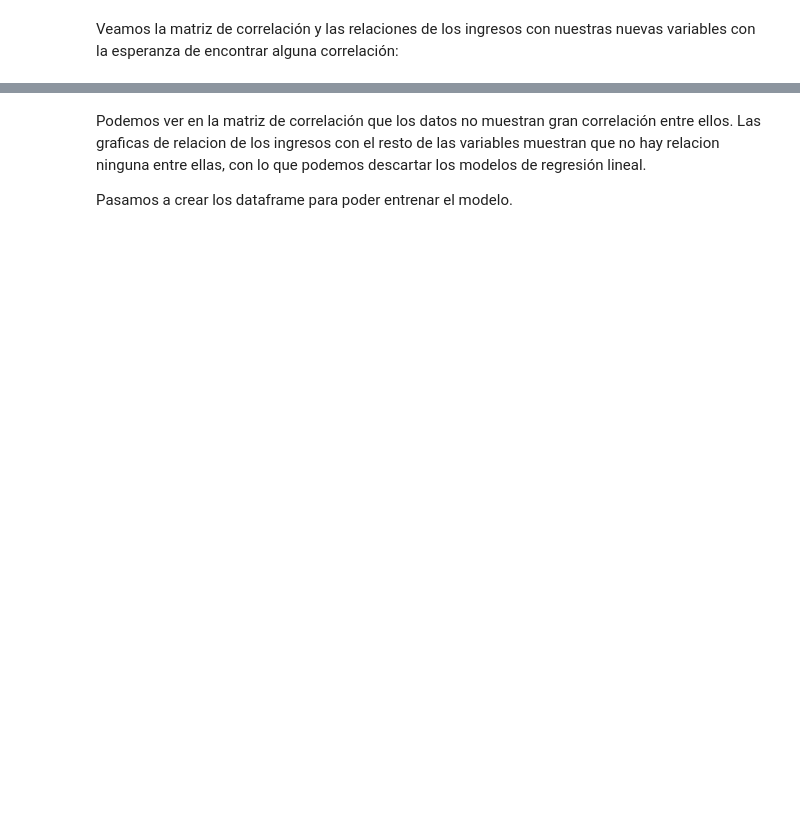
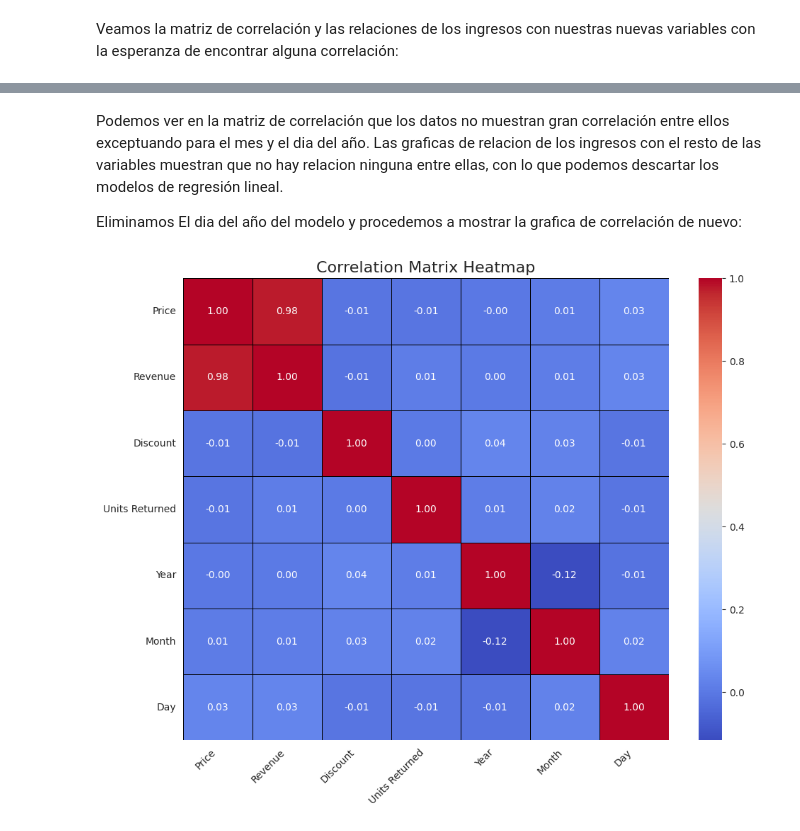
Before and after one commit to osrodgon/P5_G1_Task, a Jupyter notebook: income-prediction/income-prediction.ipynb, the cells around one changed output, grey strips where cells are left out. Drawn from its saved outputs; the diff is of its cells as text; code cells hidden in the pictures; blank space fills up the shorter version.

```diff
--- a/income-prediction/income-prediction.ipynb
+++ b/income-prediction/income-prediction.ipynb
@@ -365,4 +349,32 @@ for field in independent:
 # %% [markdown]
-Podemos ver en la matriz de correlación que los datos no muestran gran correlación entre ellos. Las graficas de relacion de los ingresos con el resto de las variables muestran que no hay relacion ninguna entre ellas, con lo que podemos descartar los modelos de regresión lineal.
+Podemos ver en la matriz de correlación que los datos no muestran gran correlación entre ellos exceptuando para el mes y el dia del año. Las graficas de relacion de los ingresos con el resto de las variables muestran que no hay relacion ninguna entre ellas, con lo que podemos descartar los modelos de regresión lineal.
 
-Pasamos a crear los dataframe para poder entrenar el modelo.
+Eliminamos El dia del año del modelo y procedemos a mostrar la grafica de correlación de nuevo:
+# %%
+import pandas as pd
+import numpy as np
+import seaborn as sns
+import matplotlib.pyplot as plt
+
+df_revenue = df_revenue.drop(columns=['Day Of Year'])
+
+# Calculate the correlation matrix
+# The .corr() method returns a DataFrame with the correlation coefficients
+corr_matrix = df_revenue.corr()
+
+# 3. Create a heatmap to visualize the matrix
+# sns.heatmap() is a function from the seaborn library
+plt.figure(figsize=(10, 8))
+sns.heatmap(corr_matrix, annot=True, cmap='coolwarm', fmt=".2f",
+            linewidths=.5, linecolor='black')
+plt.title('Correlation Matrix Heatmap', fontsize=16)
+plt.xticks(rotation=45, ha='right')
+plt.yticks(rotation=0)
+plt.tight_layout()
+
+# 4. Display or save the plot
+plt.show()
+# Or to save it to a file:
+# plt.savefig('correlation_matrix_heatmap.png')
+# %% [output]
+[figure, added]
```
Also changed, not shown: parts of 28 cells of this notebook, 8 other files.
